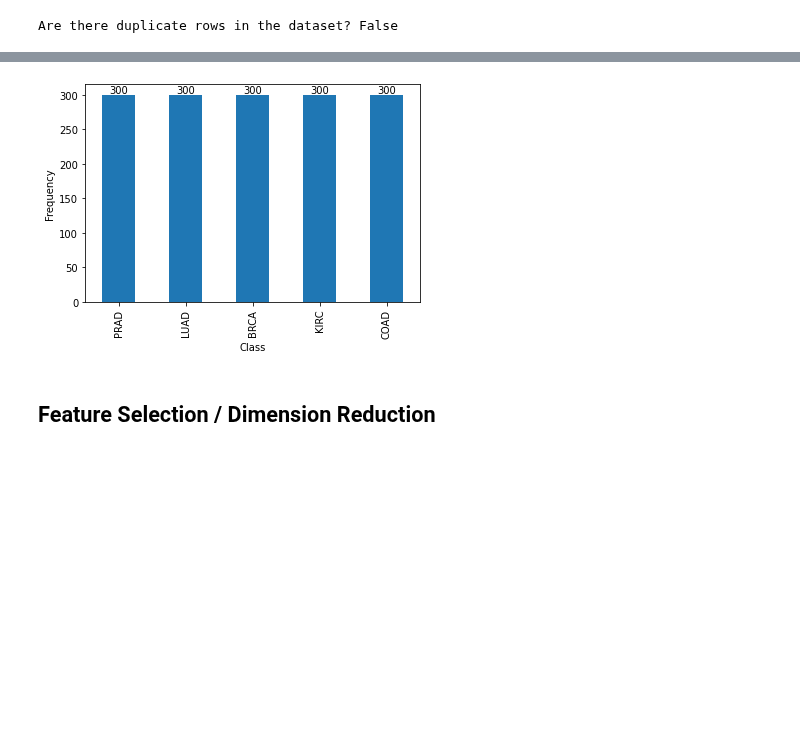
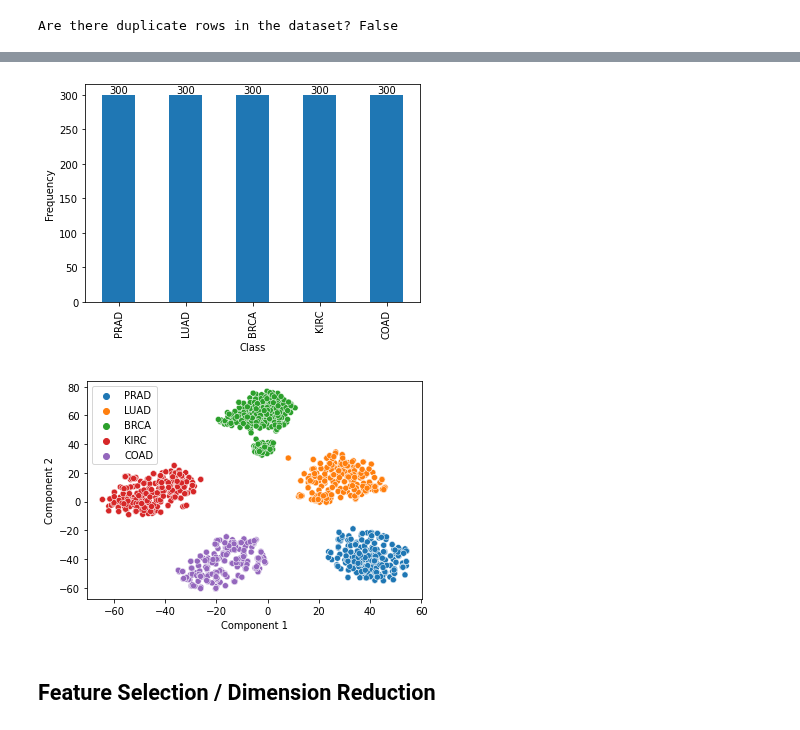
Before and after one commit to alina-dima/PR-for-AI, a Jupyter notebook: Assignment 2/Genes/genes.ipynb, the cells around one changed output, grey strips where cells are left out. Drawn from its saved outputs; the diff is of its cells as text; code cells hidden in the pictures; blank space fills up the shorter version.

```diff
--- a/Assignment 2/Genes/genes.ipynb
+++ b/Assignment 2/Genes/genes.ipynb
@@ -132,10 +141,12 @@ plot_class_freq(df_labels_under)
 # %%
 # Oversampled dataset
-sm = SMOTE(sampling_strategy='all', k_neighbors=5)
+sm = SMOTE(sampling_strategy='not majority', k_neighbors=5, random_state=RANDOM_STATE)
 df_over, df_labels_over = sm.fit_resample(df, df_labels)
 plot_class_freq(df_labels_over)
+plot_tsne(df_over, df_labels_over)
 # %% [output]
 [figure]
+[figure, added]
 # %% [markdown]
 ## Feature Selection / Dimension Reduction
 # %% [markdown]
```
Also changed, not shown: parts of 21 cells of this notebook.
